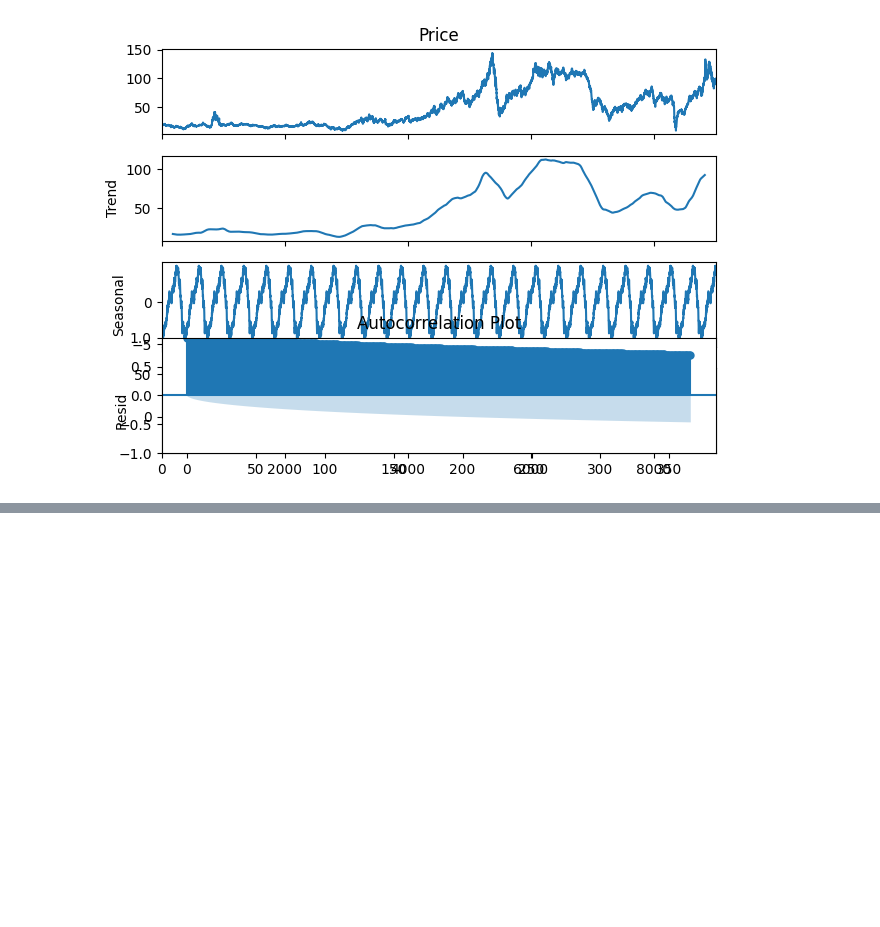
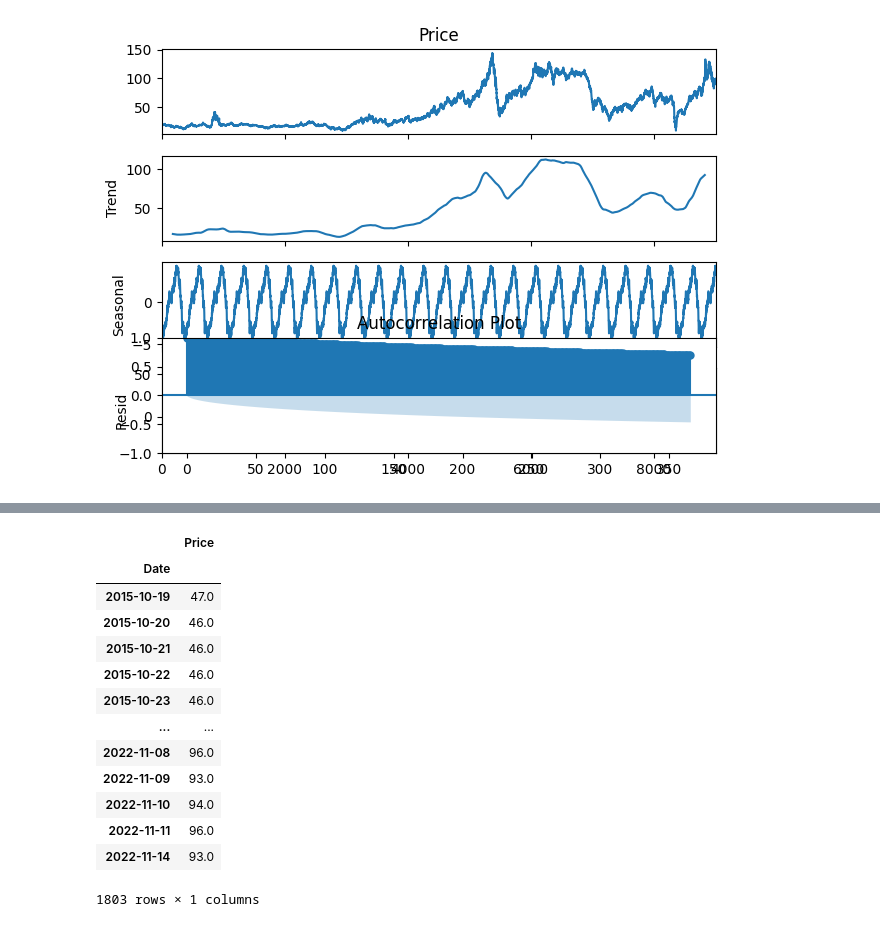
Before and after one commit to yerosan/Oil_Analysis_Project, a Jupyter notebook: notebooks/Perprocessing.ipynb, the cells around one changed output, grey strips where cells are left out. Cells and saved outputs as stored; diff of their text form; code cells hidden in the pictures; blank space fills up the shorter version.

```diff
--- a/notebooks/Perprocessing.ipynb
+++ b/notebooks/Perprocessing.ipynb
@@ -132,0 +202,17 @@ timeSeries.visualize_time_series(dataPreparing)
+# %%
+test_data
+# %% [output]
+|  | Price |
+| Date |  |
+| 2015-10-19 | 47.0 |
+| 2015-10-20 | 46.0 |
+| 2015-10-21 | 46.0 |
+| 2015-10-22 | 46.0 |
+| 2015-10-23 | 46.0 |
+| ... | ... |
+| 2022-11-08 | 96.0 |
+| 2022-11-09 | 93.0 |
+| 2022-11-10 | 94.0 |
+| 2022-11-11 | 96.0 |
+| 2022-11-14 | 93.0 |
+1803 rows × 1 columns
```
Also changed, not shown: parts of 17 cells of this notebook, 2 other files.
